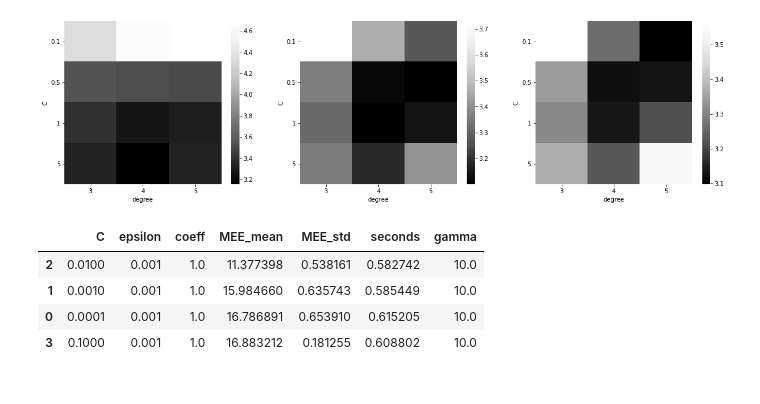
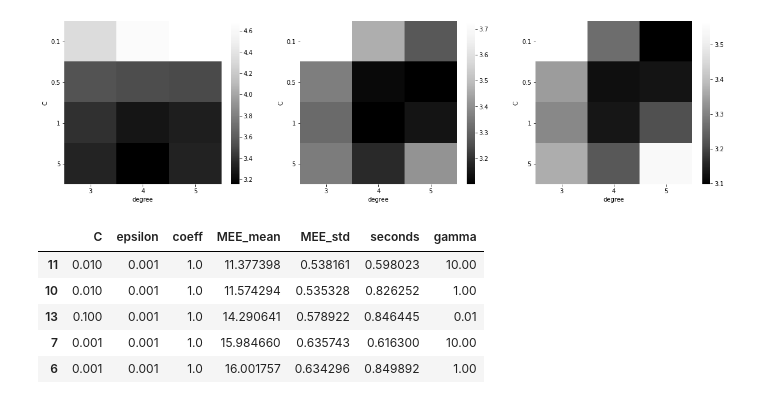
Before and after one commit to FeLusiani/ML_Project, a Jupyter notebook: MLCode/SVR.ipynb, the cells around one changed output. Drawn from its saved outputs; the diff is of its cells as text; code cells hidden in the pictures.

```diff
--- a/MLCode/SVR.ipynb
+++ b/MLCode/SVR.ipynb
@@ -167,10 +167,11 @@ save_results(df, kernel)
 # %%
 # load all saved results
 df = load_results(kernel)
-df.sort_values(by=['MEE_mean'])
+df.sort_values(by=['MEE_mean']).head()
 # %% [output]
 |  | C | epsilon | coeff | MEE_mean | MEE_std | seconds | gamma |
-| 2 | 0.0100 | 0.001 | 1.0 | 11.377398 | 0.538161 | 0.582742 | 10.0 |
-| 1 | 0.0010 | 0.001 | 1.0 | 15.984660 | 0.635743 | 0.585449 | 10.0 |
-| 0 | 0.0001 | 0.001 | 1.0 | 16.786891 | 0.653910 | 0.615205 | 10.0 |
-| 3 | 0.1000 | 0.001 | 1.0 | 16.883212 | 0.181255 | 0.608802 | 10.0 |
+| 11 | 0.010 | 0.001 | 1.0 | 11.377398 | 0.538161 | 0.598023 | 10.00 |
+| 10 | 0.010 | 0.001 | 1.0 | 11.574294 | 0.535328 | 0.826252 | 1.00 |
+| 13 | 0.100 | 0.001 | 1.0 | 14.290641 | 0.578922 | 0.846445 | 0.01 |
+| 7 | 0.001 | 0.001 | 1.0 | 15.984660 | 0.635743 | 0.616300 | 10.00 |
+| 6 | 0.001 | 0.001 | 1.0 | 16.001757 | 0.634296 | 0.849892 | 1.00 |
```
Also changed, not shown: parts of 2 cells of this notebook, 1 other file.
